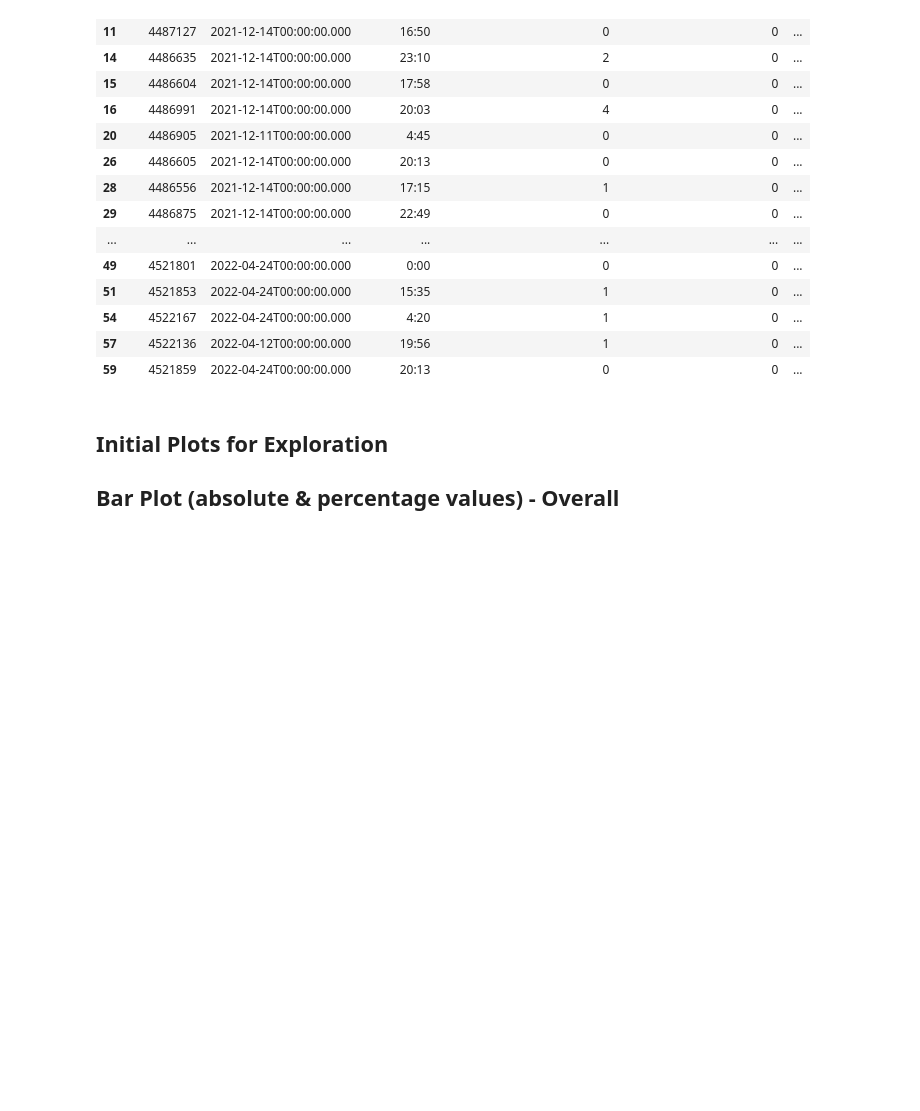
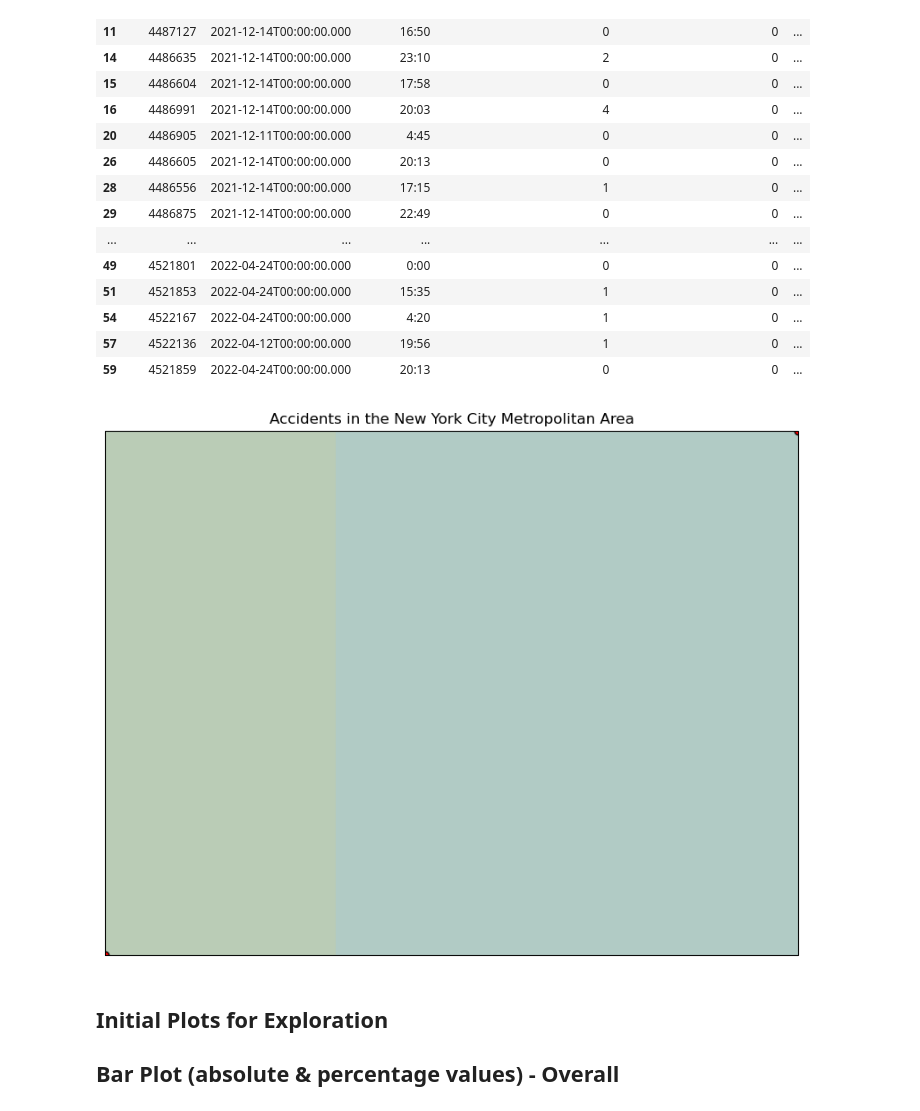
Before and after one commit to aglantzrbc/rutgers23-project-one, a Jupyter notebook: MASTER.PYTHON.FILE.ipynb, the cells around one changed output. Saved outputs shown, nothing was run; the diff lists cells and outputs as text; code cells hidden in the pictures; blank space fills up the shorter version.

```diff
--- a/MASTER.PYTHON.FILE.ipynb
+++ b/MASTER.PYTHON.FILE.ipynb
@@ -137,6 +141,37 @@ dtype: int64
 | 54 | 4522167 | 2022-04-24T00:00:00.000 | 4:20 | 1 | 0 | ... |
 | 57 | 4522136 | 2022-04-12T00:00:00.000 | 19:56 | 1 | 0 | ... |
 | 59 | 4521859 | 2022-04-24T00:00:00.000 | 20:13 | 0 | 0 | ... |
+# %%
+# Specify the accident coordinates
+accident_coordinates = [
+    (40.5774, -74.15),  # Southwest corner
+    (40.9176, -73.7004)  # Northeast corner
+]
+
+# Set up the map projection
+projection = ccrs.PlateCarree()
+
+# Set up the figure and axes
+fig, ax = plt.subplots(figsize=(10, 10), subplot_kw={'projection': projection})
+
+# Load the map image
+ax.stock_img()
+
+# Plot the accident locations as red dots
+ax.scatter([coord[1] for coord in accident_coordinates],
+           [coord[0] for coord in accident_coordinates],
+           color='red', edgecolors='black', transform=projection)
+
+# Set the map extent to focus on the New York City metropolitan area
+ax.set_extent([-74.15, -73.7004, 40.5774, 40.9176], crs=projection)
+
+# Set the plot title
+ax.set_title("Accidents in the New York City Metropolitan Area")
+
+# Display the plot
+plt.show()
+# %% [output]
+[figure, added]
 # %% [markdown]
 ## Initial Plots for Exploration
 
```
Also changed, not shown: parts of 4 cells of this notebook, 6 other files.
